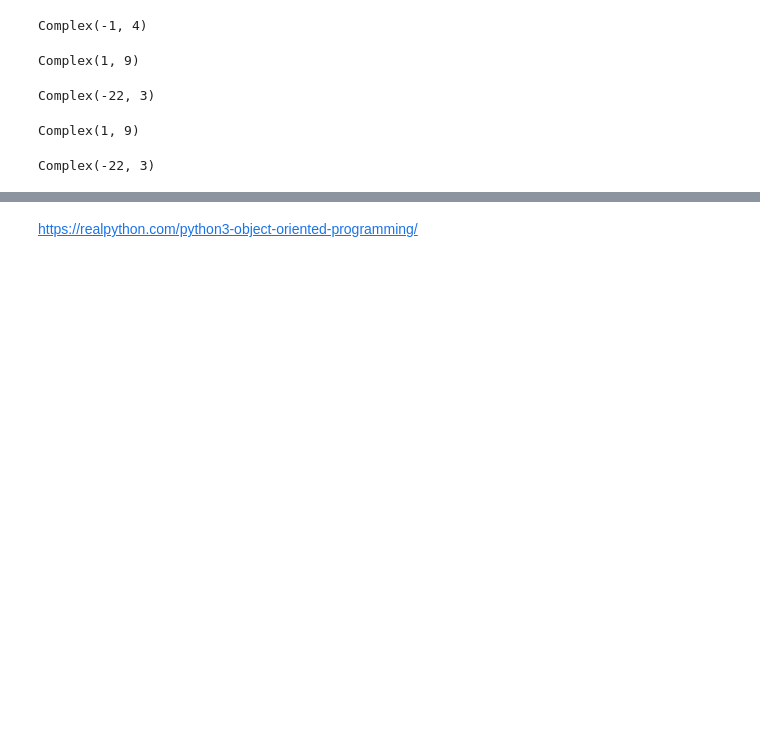
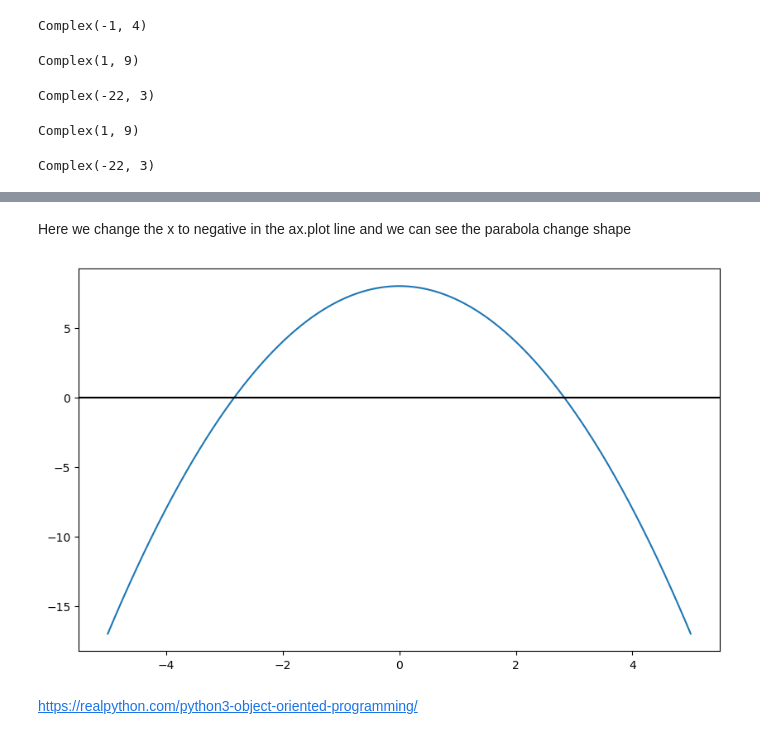
Before and after one commit to donalBolustrom99/ET-Assement, a Jupyter notebook: content/Fourier Transform.ipynb, the cells around one changed output, grey strips where cells are left out. Saved outputs shown, nothing was run; the diff lists cells and outputs as text; code cells hidden in the pictures; blank space fills up the shorter version.

Commit message:
Parabola Section Completed

```diff
--- a/content/Fourier Transform.ipynb
+++ b/content/Fourier Transform.ipynb
@@ -120,2 +148,16 @@ Complex(-22, 3)
+# %% [markdown]
+Here we change the x to negative  in the ax.plot line and we can see the parabola change shape
+# %%
+# X value range
+x = np.linspace(-5.0, 5.0, 500)
+
+# Create figure.
+fig, ax = plt.subplots(figsize=(10,6))
+
+# Plot X on figure
+ax.plot(x, -x**2 + 8)
+ax.axhline(0.0, color='black');
+# %% [output]
+[figure, added]
 # %% [markdown]
 https://realpython.com/python3-object-oriented-programming/
```
Also changed, not shown: parts of 4 cells of this notebook.
